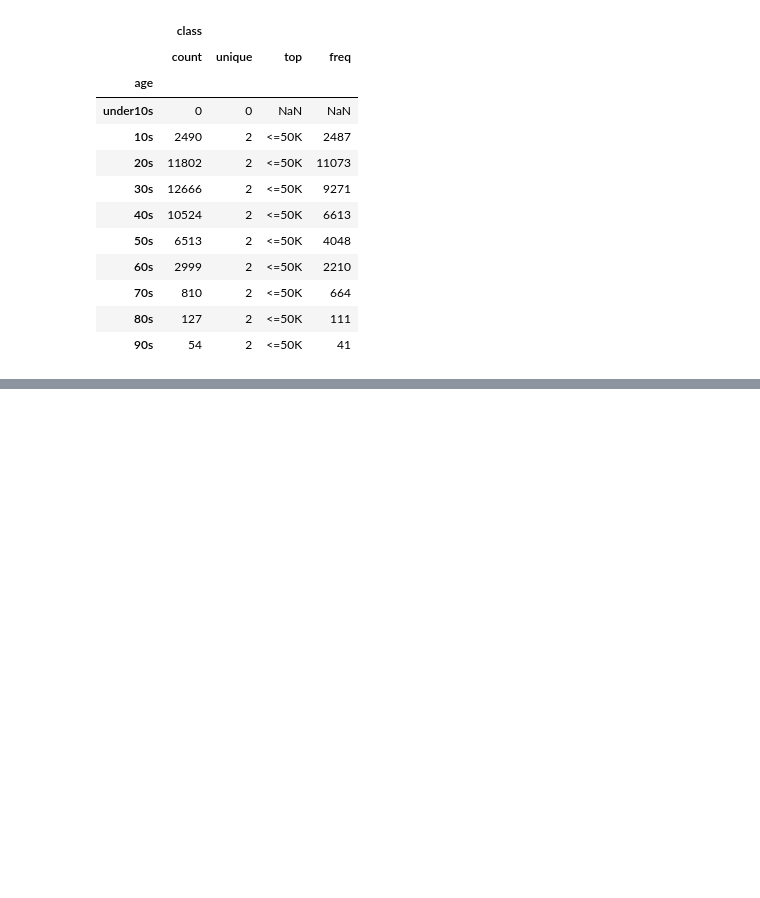
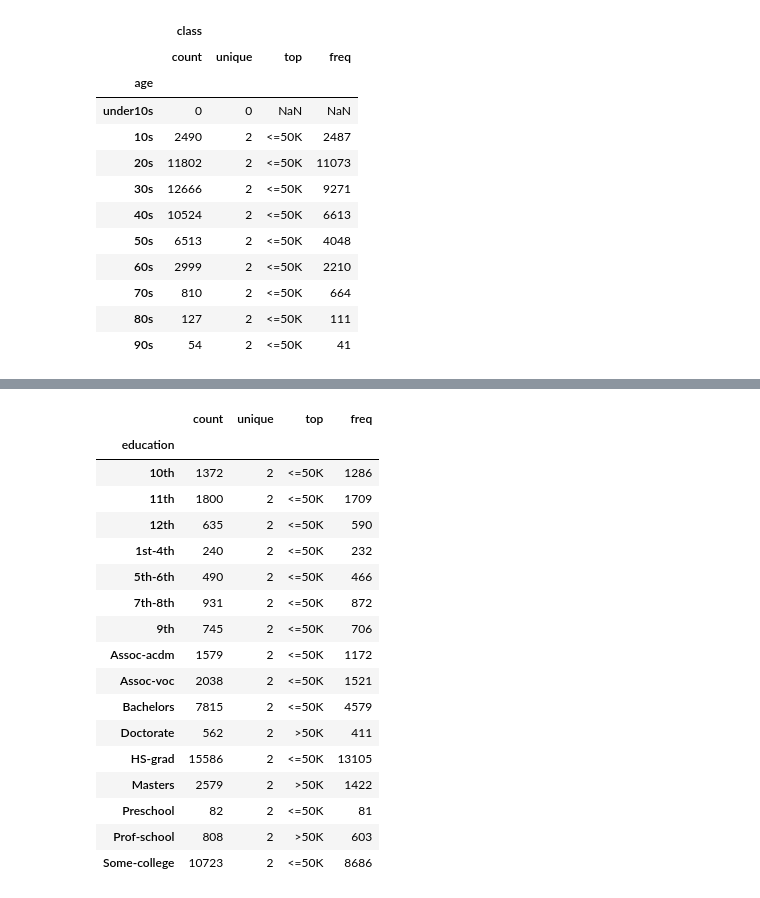
Before and after one commit to haram4th/fintech_pm_data_science, a Jupyter notebook: 06machine_learning/07앙상블모델연습2_연봉데이터.ipynb, the cells around one changed output, grey strips where cells are left out. Cells and saved outputs as stored; diff of their text form; code cells hidden in the pictures; blank space fills up the shorter version.

```diff
--- a/06machine_learning/07앙상블모델연습2_연봉데이터.ipynb
+++ b/06machine_learning/07앙상블모델연습2_연봉데이터.ipynb
@@ -578,0 +735,21 @@ Name: count, dtype: float64
+# %%
+data.groupby('education')['class'].describe()
+# %% [output]
+|  | count | unique | top | freq |
+| education |  |  |  |  |
+| 10th | 1372 | 2 | <=50K | 1286 |
+| 11th | 1800 | 2 | <=50K | 1709 |
+| 12th | 635 | 2 | <=50K | 590 |
+| 1st-4th | 240 | 2 | <=50K | 232 |
+| 5th-6th | 490 | 2 | <=50K | 466 |
+| 7th-8th | 931 | 2 | <=50K | 872 |
+| 9th | 745 | 2 | <=50K | 706 |
+| Assoc-acdm | 1579 | 2 | <=50K | 1172 |
+| Assoc-voc | 2038 | 2 | <=50K | 1521 |
+| Bachelors | 7815 | 2 | <=50K | 4579 |
+| Doctorate | 562 | 2 | >50K | 411 |
+| HS-grad | 15586 | 2 | <=50K | 13105 |
+| Masters | 2579 | 2 | >50K | 1422 |
+| Preschool | 82 | 2 | <=50K | 81 |
+| Prof-school | 808 | 2 | >50K | 603 |
+| Some-college | 10723 | 2 | <=50K | 8686 |
```
Also changed, not shown: parts of 69 cells of this notebook.
